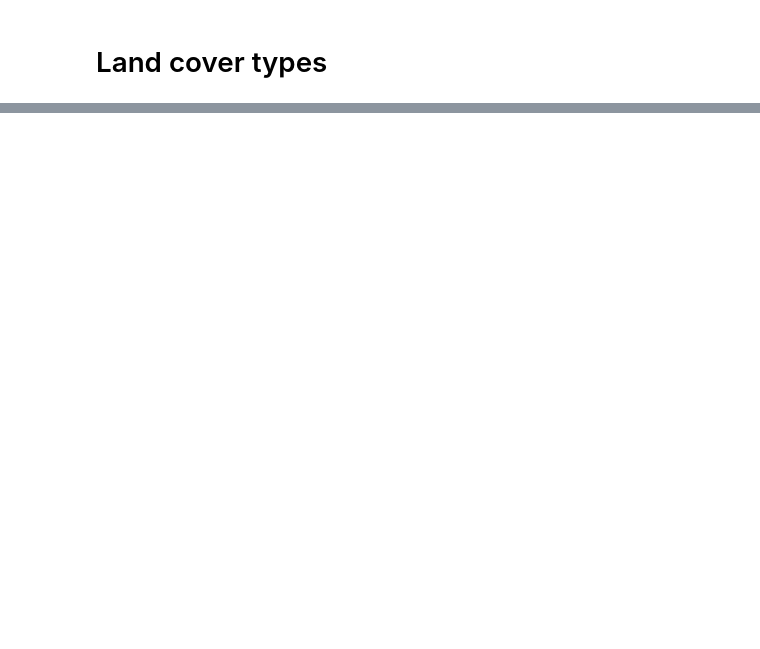
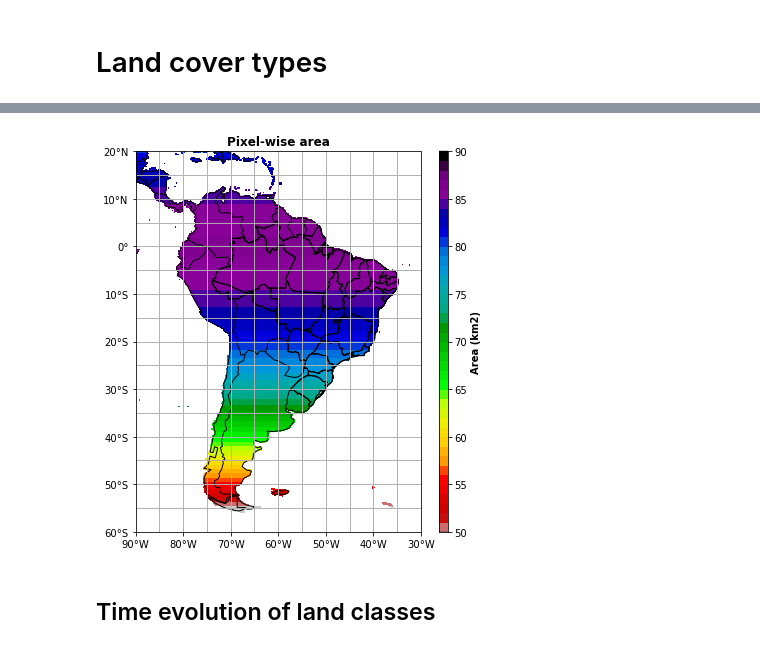
Before and after one commit to SandroAlex/phd, a Jupyter notebook: notebooks/single_variables/land_cover_modis.ipynb, the cells around one changed output, grey strips where cells are left out. Saved outputs shown, nothing was run; the diff lists cells and outputs as text; code cells hidden in the pictures; blank space fills up the shorter version.

```diff
--- a/notebooks/single_variables/land_cover_modis.ipynb
+++ b/notebooks/single_variables/land_cover_modis.ipynb
@@ -414,0 +478,19 @@ DS.to_netcdf(
+# %%
+%%time
+
+# Grid sizes.
+dlat = np.unique(np.diff(DS_LC_REG.lat))[0]
+dlon = np.unique(np.diff(DS_LC_REG.lon))[0]
+dy = dlat * cdlearn.utils.radius * np.pi / 180
+dx = dlon * cdlearn.utils.radius * np.pi / 180 * \
+            np.cos(np.pi /180 * xr.broadcast(DS_LC_REG.lat, DS_LC_REG.lon)[0])
+
+# Area in m2 as an xarray Dataset object.
+DS_AREA = np.abs(dx * dy).to_dataset(name="area")
+DS_AREA = DS_AREA.assign_attrs({"units": "m2"})
+
+# Land-se mask.
+DS_AREA = DS_AREA.assign_coords({"land_mask": DS_NDVI.land_mask})
+
+# Show it.
+print(DS_AREA)
@@ -414,0 +508,26 @@ DS.to_netcdf(
+# %%
+%%time
+
+# Grid for one map.
+axgr = cdlearn.maps.south_america(
+    figsize=(14, 7),
+    nrows_ncols=(1, 1),
+    titles=["Pixel-wise area"]
+)
+
+# Plot area in km2.
+plotmap = (DS_AREA.area.where(DS_AREA.land_mask==True) / 1e6).plot(
+    ax=axgr[0],
+    vmin=50,
+    vmax=90,
+    levels=np.arange(50, 90 + 1, 1),
+    cmap=plt.cm.nipy_spectral_r,
+    add_colorbar=False,
+    add_labels=False
+)
+
+# Fill colorbar.
+cb = axgr.cbar_axes[0].colorbar(plotmap)
+cb.cbar_axis.set_ticks(np.arange(50, 90 + 5, 5))
+_ = cb.set_label_text("Area (km2)", weight="bold")
+# %% [output]
@@ -414,0 +536,3 @@ DS.to_netcdf(
+[figure, added]
+# %% [markdown]
+## Time evolution of land classes
```
Also changed, not shown: parts of 60 cells of this notebook.
